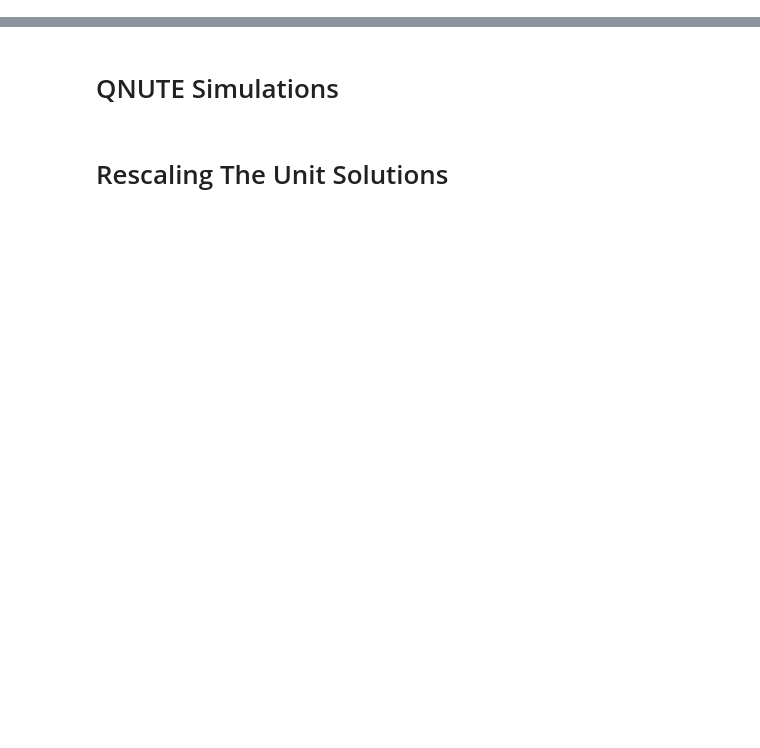
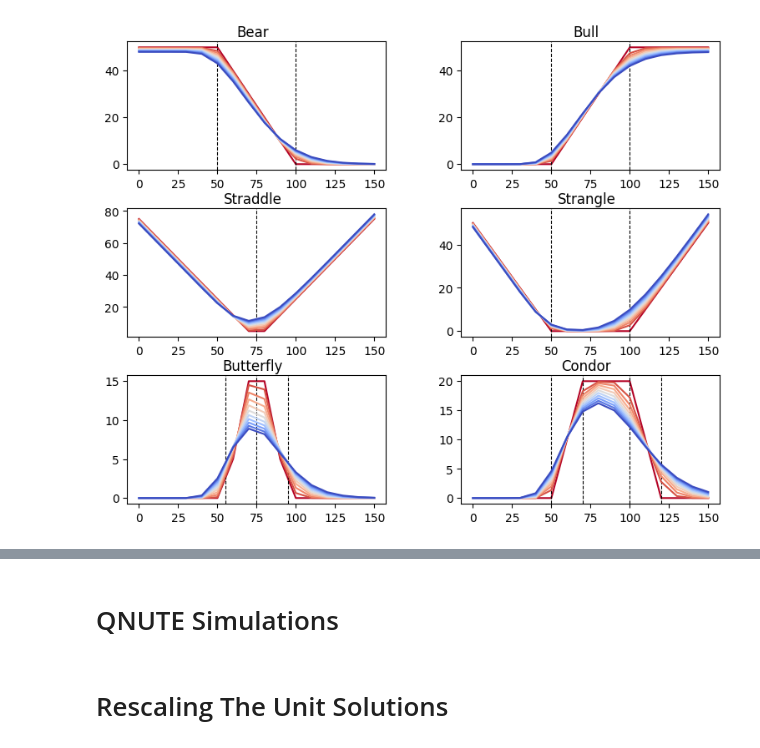
Before and after one commit to KnightShuffler/Quantum-Non-Unitary-Time-Evolution-Public-, a Jupyter notebook: sandbox.ipynb, the cells around one changed output, grey strips where cells are left out. Drawn from its saved outputs; the diff is of its cells as text; code cells hidden in the pictures; blank space fills up the shorter version.

```diff
--- a/sandbox.ipynb
+++ b/sandbox.ipynb
@@ -197,0 +18,16 @@ for i,BC in enumerate(BoundaryConditions):
+# %%
+from tests.black_scholes.option_models import EuropeanCallFormula, EuropeanPutFormula
+
+def getEuropeanSolutions(Smin:float,Smax:float,num_qbits:float,
+                         r:float,sigma:float,tau:float,
+                        combination_data:list[tuple[str,float,float]])->np.ndarray[float]:
+    x = np.linspace(Smin,Smax,2**num_qbits)
+    sol = np.zeros(2**num_qbits,np.float64)
+    for (type,strike,scale) in combination_data:
+        if type.capitalize() == 'C':
+            for i,S in enumerate(x):
+                sol[i] += scale*EuropeanCallFormula(S, tau, strike, r, sigma)
+        else:
+            for i,S in enumerate(x):
+                sol[i] += scale*EuropeanPutFormula(S, tau, strike, r, sigma)
+    return sol
@@ -197,0 +139,38 @@ for i,BC in enumerate(BoundaryConditions):
+# %%
+
+cmap = plt.get_cmap('coolwarm')
+
+fig = plt.figure(figsize=(8,6))
+# fig,axs = plt.subplots(6,1, figsize=(8,12), sharex='all', sharey='row')
+subfigs = fig.subfigures(3,2)
+axs = [ None ] * 6
+titles = ['Bear', 'Bull', 'Straddle', 'Strangle', 'Butterfly', 'Condor']
+for i in range(6):
+    axs[i] = subfigs.flatten()[i].subplots(1,sharex=True,sharey=True)
+    subfigs.flatten()[i].suptitle(titles[i])
+
+axs[0].plot(x, bear(K1=K1,K2=K2),label='$\\tau=0.0$',color=cmap(1.0))
+axs[1].plot(x, bull(K1=K1,K2=K2),label='$\\tau=0.0$',color=cmap(1.0))
+axs[2].plot(x, straddle(K=K),label='$\\tau=0.0$',color=cmap(1.0))
+axs[3].plot(x, strangle(K1=K1,K2=K2),label='$\\tau=0.0$',color=cmap(1.0))
+axs[4].plot(x, butterlfy(K=K, a=a),label='$\\tau=0.0$',color=cmap(1.0))
+axs[5].plot(x, condor(K1=K1, K2=K2, a=a),label='$\\tau=0.0$',color=cmap(1.0))
+
+for i in [0,1,3,5]:
+    axs[i].axvline(x=K1,linewidth=0.8,linestyle='--',color='k')
+    axs[i].axvline(x=K2,linewidth=0.8,linestyle='--',color='k')
+for i in [2,4]:
+    axs[i].axvline(x=K,linewidth=0.8,linestyle='--',color='k')
+axs[4].axvline(x=K-a,linewidth=0.8,linestyle='--',color='k')
+axs[4].axvline(x=K+a,linewidth=0.8,linestyle='--',color='k')
+axs[5].axvline(x=K1+a,linewidth=0.8,linestyle='--',color='k')
+axs[5].axvline(x=K2+a,linewidth=0.8,linestyle='--',color='k')
+
+for i in range(6):
+    for ti in range(1,Nt+1):
+        tau = ti*dt
+        axs[i].plot(x,analytical_sols[ti-1,i,:], label=f'$\\tau={tau:0.2f}$',color=cmap(1.0 - tau/T))
+
+plt.show()
+# %% [output]
+[figure, added]
```
Also changed, not shown: parts of 15 cells of this notebook.
